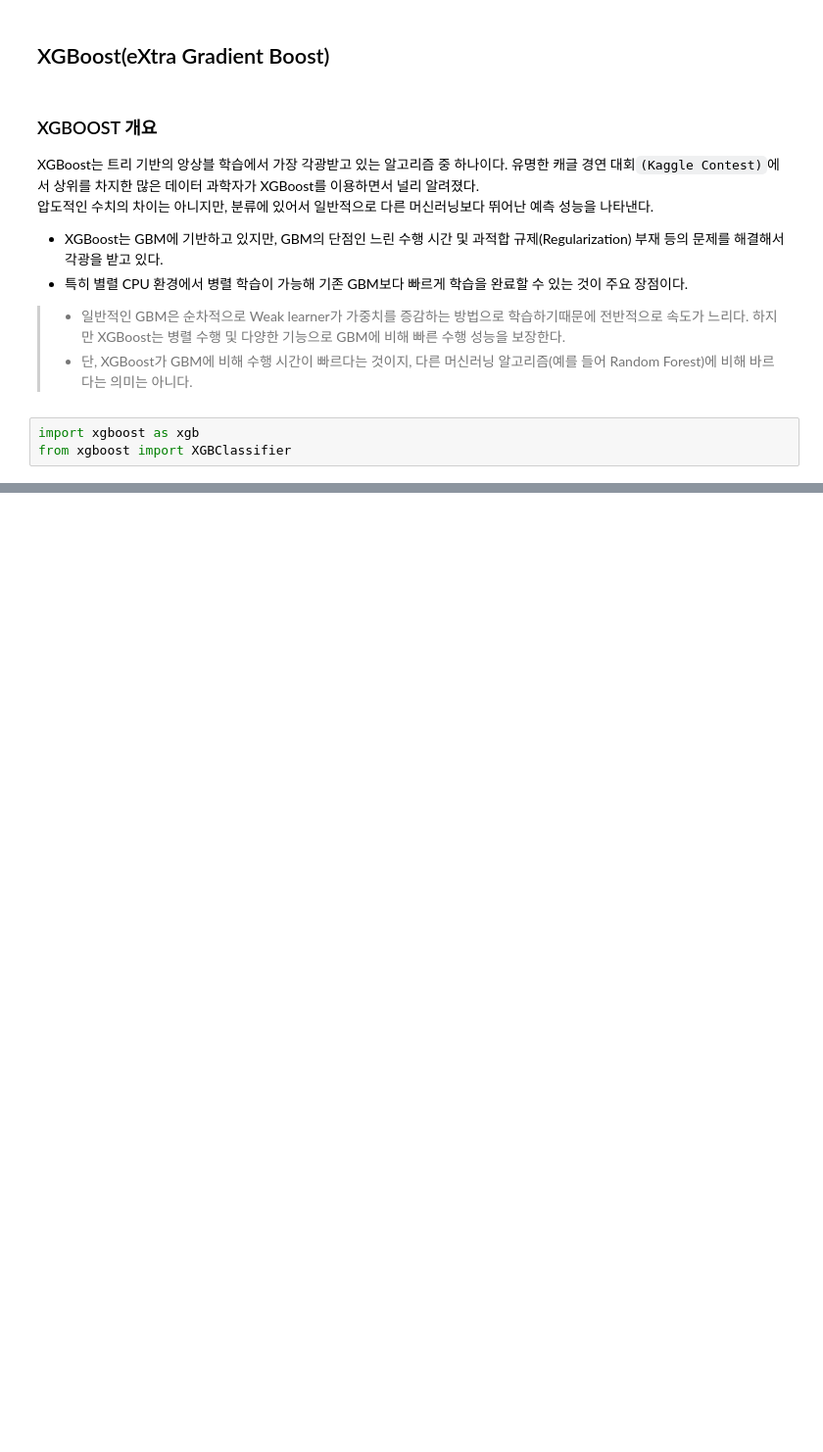
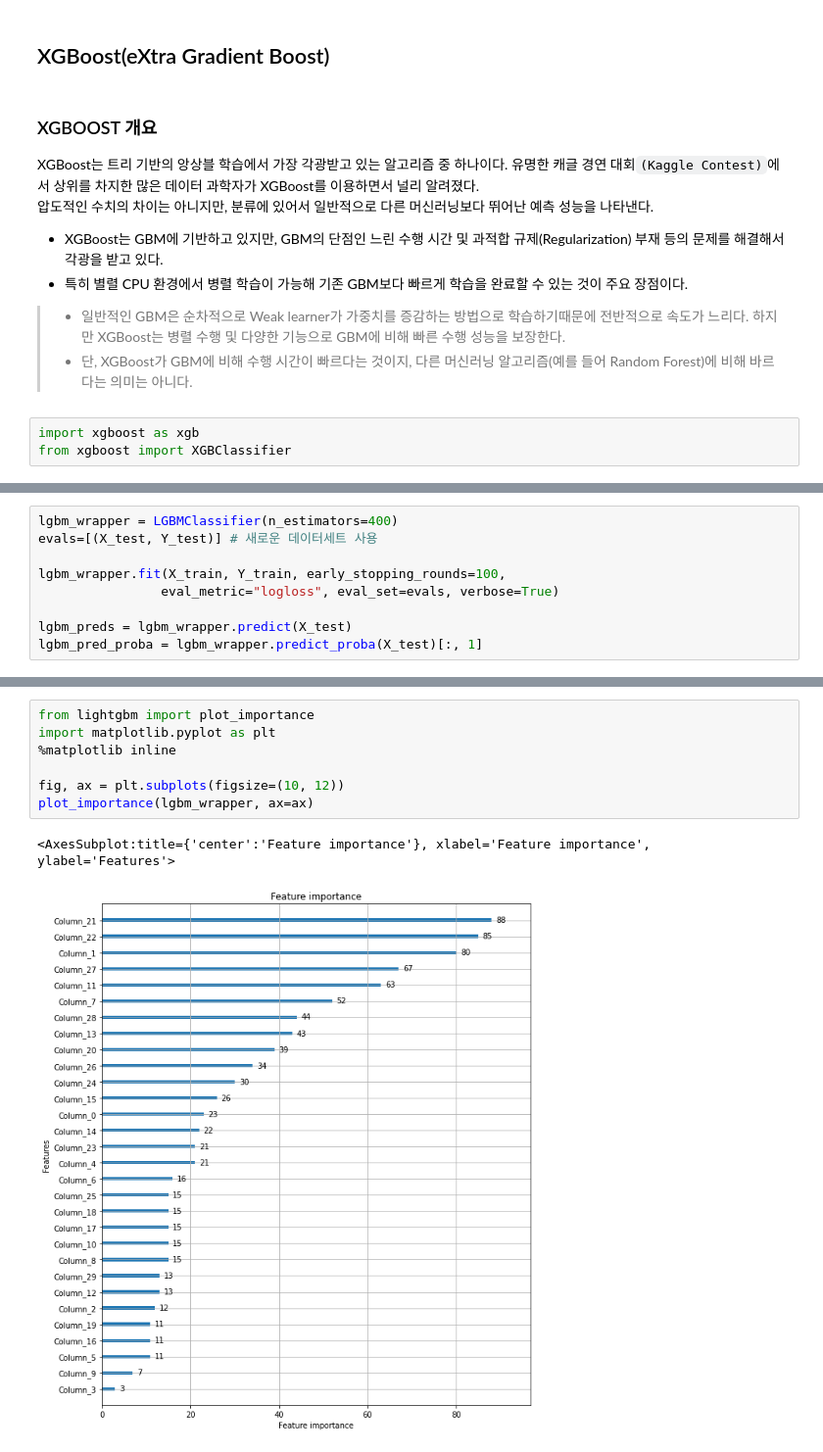
Before and after one commit to JHyuk2/ML-DL, a Jupyter notebook: GBM_Prac.ipynb, the cells around one changed output, grey strips where cells are left out. Shown at 98% size. Drawn from its saved outputs; the diff is of its cells as text; blank space fills up the shorter version.

```diff
--- a/GBM_Prac.ipynb
+++ b/GBM_Prac.ipynb
@@ -169,0 +419,9 @@ from xgboost import plot_importance
+# %%
+lgbm_wrapper = LGBMClassifier(n_estimators=400)
+evals=[(X_test, Y_test)] # 새로운 데이터세트 사용
+
+lgbm_wrapper.fit(X_train, Y_train, early_stopping_rounds=100,
+                eval_metric="logloss", eval_set=evals, verbose=True)
+
+lgbm_preds = lgbm_wrapper.predict(X_test)
+lgbm_pred_proba = lgbm_wrapper.predict_proba(X_test)[:, 1]
@@ -169,0 +457,10 @@ from xgboost import plot_importance
+# %%
+from lightgbm import plot_importance
+import matplotlib.pyplot as plt
+%matplotlib inline
+
+fig, ax = plt.subplots(figsize=(10, 12))
+plot_importance(lgbm_wrapper, ax=ax)
+# %% [output]
+<AxesSubplot:title={'center':'Feature importance'}, xlabel='Feature importance', ylabel='Features'>
+[figure, added]
```
Also changed, not shown: parts of 32 cells of this notebook.
